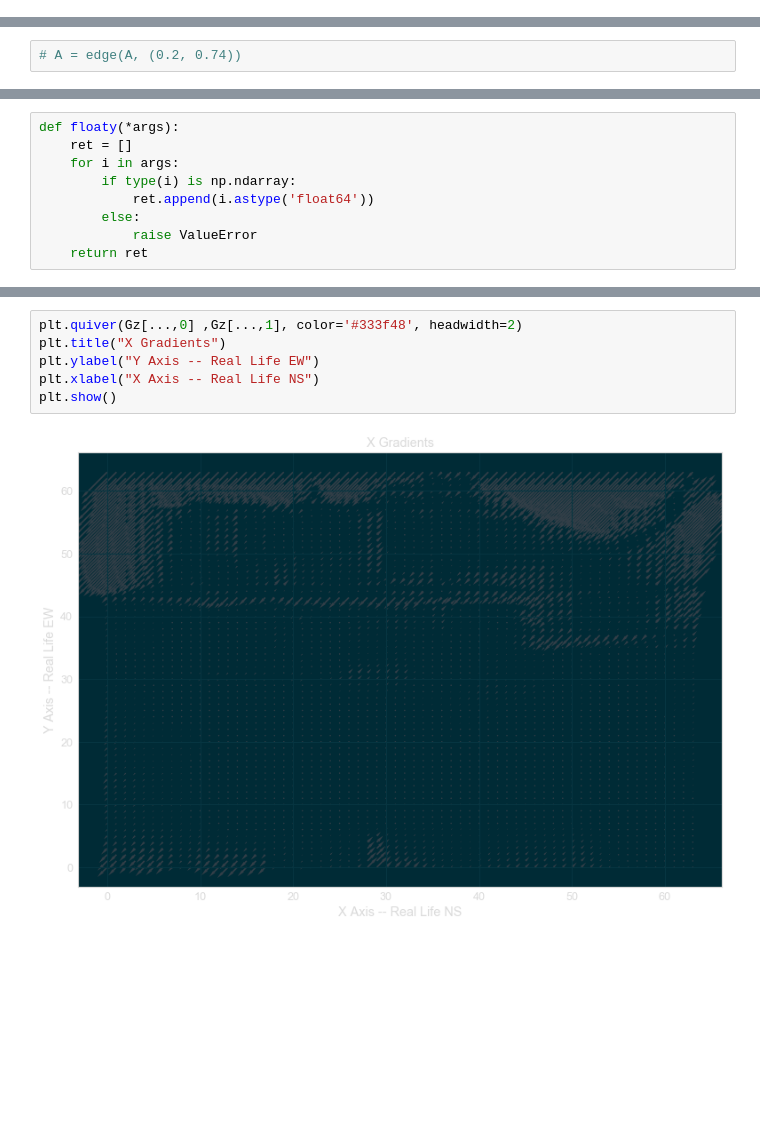
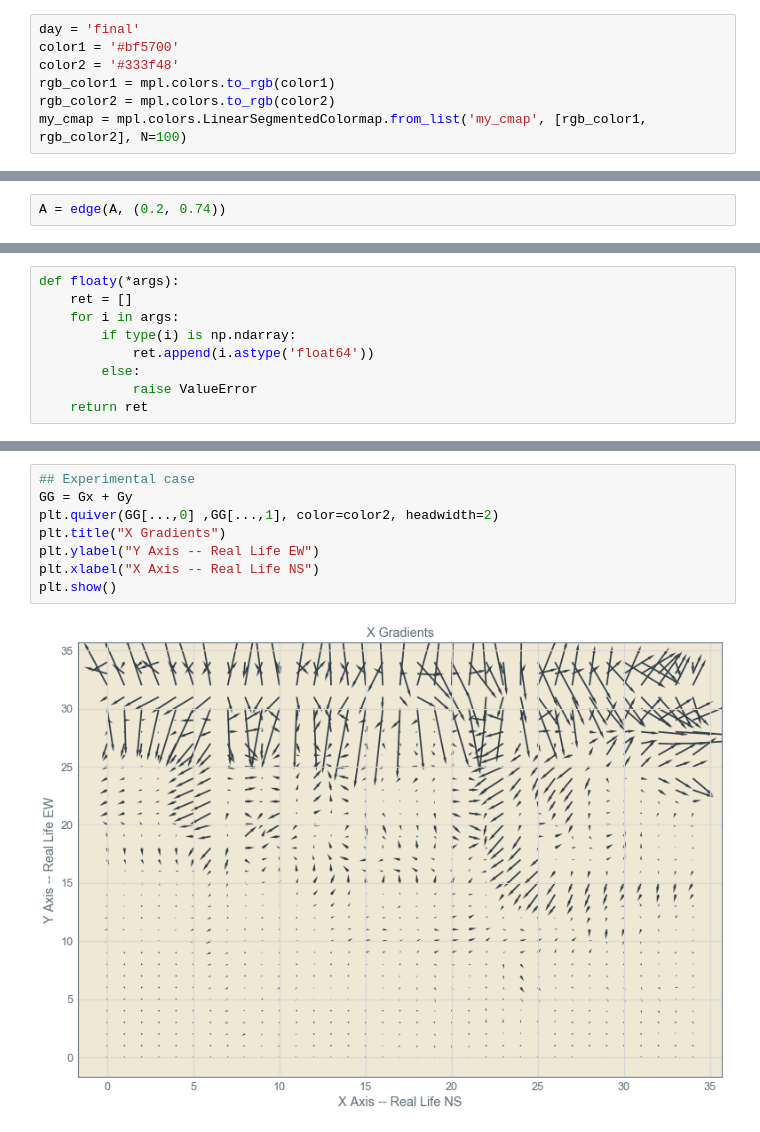
Before and after one commit to trdougherty/Quant_Mo, a Jupyter notebook: quomo_notebook.ipynb, the cells around one changed output, grey strips where cells are left out. Saved outputs shown, nothing was run; the diff lists cells and outputs as text; blank space fills up the shorter version.

```diff
--- a/quomo_notebook.ipynb
+++ b/quomo_notebook.ipynb
@@ -23,3 +22,10 @@ day = 'sundays'
+# %%
+day = 'final'
+color1 = '#bf5700'
+color2 = '#333f48'
+rgb_color1 = mpl.colors.to_rgb(color1)
+rgb_color2 = mpl.colors.to_rgb(color2)
+my_cmap = mpl.colors.LinearSegmentedColormap.from_list('my_cmap', [rgb_color1, rgb_color2], N=100)
 # %%
 plt.rcParams['figure.figsize'] = [13, 9]
 # %%
@@ -67,7 +73,7 @@ def intensity(x):
 # %%
 A = np.load(day+'.npy')
 # %%
-# A = edge(A, (0.2, 0.74))
+A = edge(A, (0.2, 0.74))
 # %% [markdown]
 This function is looking to take something with an X and Y system to decompose it into a collapsed major system
 # %%
@@ -200,9 +200,11 @@ plt.show()
 # %%
-plt.quiver(Gz[...,0] ,Gz[...,1], color='#333f48', headwidth=2)
+## Experimental case
+GG = Gx + Gy
+plt.quiver(GG[...,0] ,GG[...,1], color=color2, headwidth=2)
 plt.title("X Gradients")
 plt.ylabel("Y Axis -- Real Life EW")
 plt.xlabel("X Axis -- Real Life NS")
 plt.show()
 # %% [output]
-[figure, old version]
+[figure, new version]
 # %%
```
Also changed, not shown: parts of 12 cells of this notebook.
